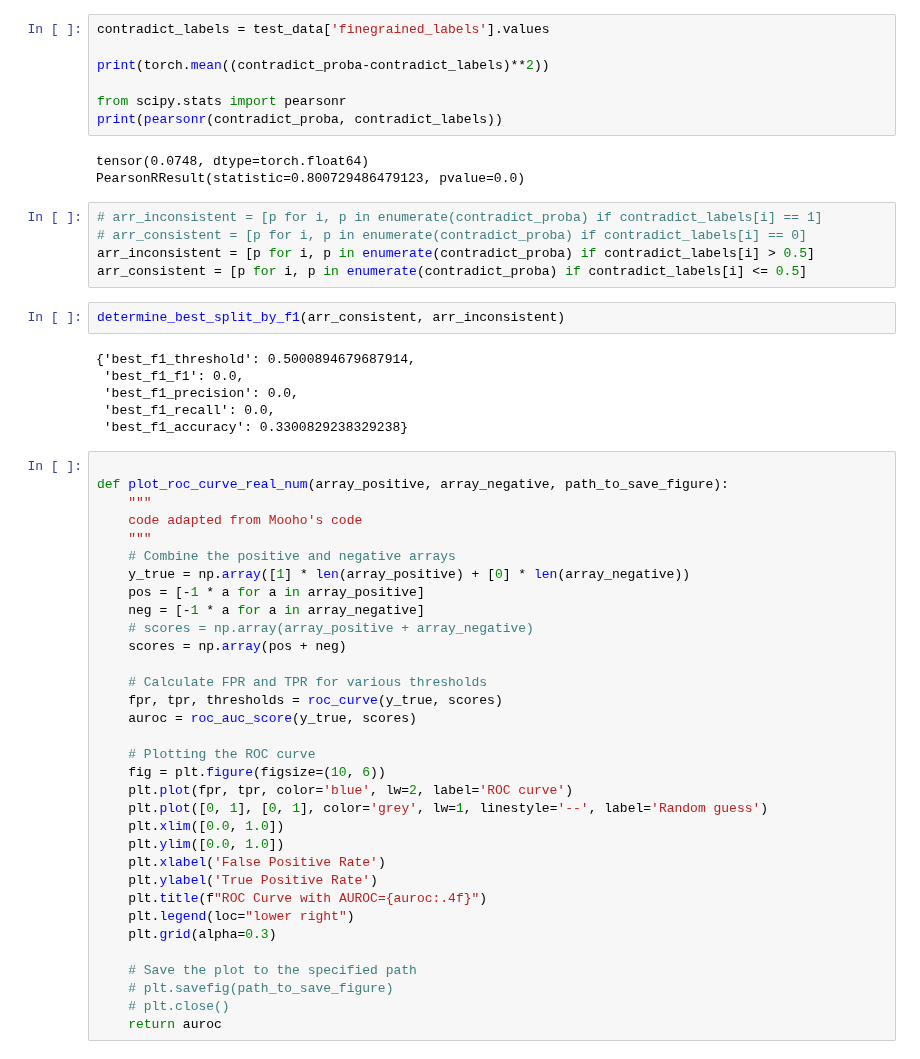
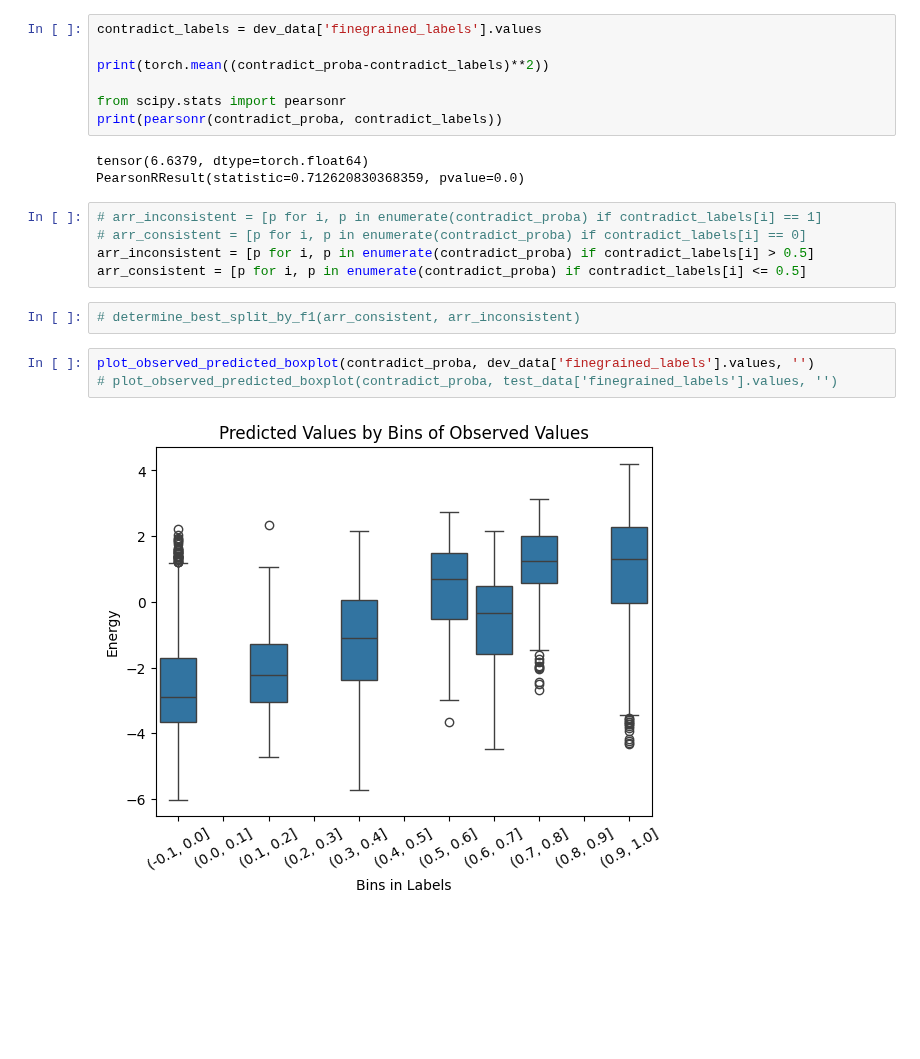
Before and after one commit to hayleyson/mucoco, a Jupyter notebook: new_module/em_training/nli/evaluate_model.ipynb, the cells around one changed output. Saved outputs shown, nothing was run; the diff lists cells and outputs as text; blank space fills up the shorter version.

```diff
--- a/new_module/em_training/nli/evaluate_model.ipynb
+++ b/new_module/em_training/nli/evaluate_model.ipynb
@@ -284,56 +363,22 @@ F1 Score: 0.84
 # %%
-contradict_labels = test_data['finegrained_labels'].values
+contradict_labels = dev_data['finegrained_labels'].values
 
 print(torch.mean((contradict_proba-contradict_labels)**2))
 
 from scipy.stats import pearsonr
 print(pearsonr(contradict_proba, contradict_labels))
 # %% [output]
-tensor(0.0748, dtype=torch.float64)
-PearsonRResult(statistic=0.800729486479123, pvalue=0.0)
+tensor(6.6379, dtype=torch.float64)
+PearsonRResult(statistic=0.712620830368359, pvalue=0.0)
 # %%
 # arr_inconsistent = [p for i, p in enumerate(contradict_proba) if contradict_labels[i] == 1]
 # arr_consistent = [p for i, p in enumerate(contradict_proba) if contradict_labels[i] == 0]
 arr_inconsistent = [p for i, p in enumerate(contradict_proba) if contradict_labels[i] > 0.5]
 arr_consistent = [p for i, p in enumerate(contradict_proba) if contradict_labels[i] <= 0.5]
 # %%
-determine_best_split_by_f1(arr_consistent, arr_inconsistent)
+# determine_best_split_by_f1(arr_consistent, arr_inconsistent)
-# %% [output]
-{'best_f1_threshold': 0.5000894679687914,
- 'best_f1_f1': 0.0,
- 'best_f1_precision': 0.0,
- 'best_f1_recall': 0.0,
- 'best_f1_accuracy': 0.3300829238329238}
-# %%
-
-def plot_roc_curve_real_num(array_positive, array_negative, path_to_save_figure):
-    """
-    code adapted from Mooho's code
-    """
-    # Combine the positive and negative arrays
-    y_true = np.array([1] * len(array_positive) + [0] * len(array_negative))
-    pos = [-1 * a for a in array_positive]
-    neg = [-1 * a for a in array_negative]
-    # scores = np.array(array_positive + array_negative)
-    scores = np.array(pos + neg)
-
-    # Calculate FPR and TPR for various thresholds
-    fpr, tpr, thresholds = roc_curve(y_true, scores)
-    auroc = roc_auc_score(y_true, scores)
-
-    # Plotting the ROC curve
-    fig = plt.figure(figsize=(10, 6))
-    plt.plot(fpr, tpr, color='blue', lw=2, label='ROC curve')
-    plt.plot([0, 1], [0, 1], color='grey', lw=1, linestyle='--', label='Random guess')
-    plt.xlim([0.0, 1.0])
-    plt.ylim([0.0, 1.0])
-    plt.xlabel('False Positive Rate')
-    plt.ylabel('True Positive Rate')
-    plt.title(f"ROC Curve with AUROC={auroc:.4f}")
-    plt.legend(loc="lower right")
-    plt.grid(alpha=0.3)
-
-    # Save the plot to the specified path
-    # plt.savefig(path_to_save_figure)
-    # plt.close()
-    return auroc
+# %%
+plot_observed_predicted_boxplot(contradict_proba, dev_data['finegrained_labels'].values, '')
+# plot_observed_predicted_boxplot(contradict_proba, test_data['finegrained_labels'].values, '')
+# %% [output]
+[figure, added]
```
Also changed, not shown: parts of 29 cells of this notebook, 4 other files.
